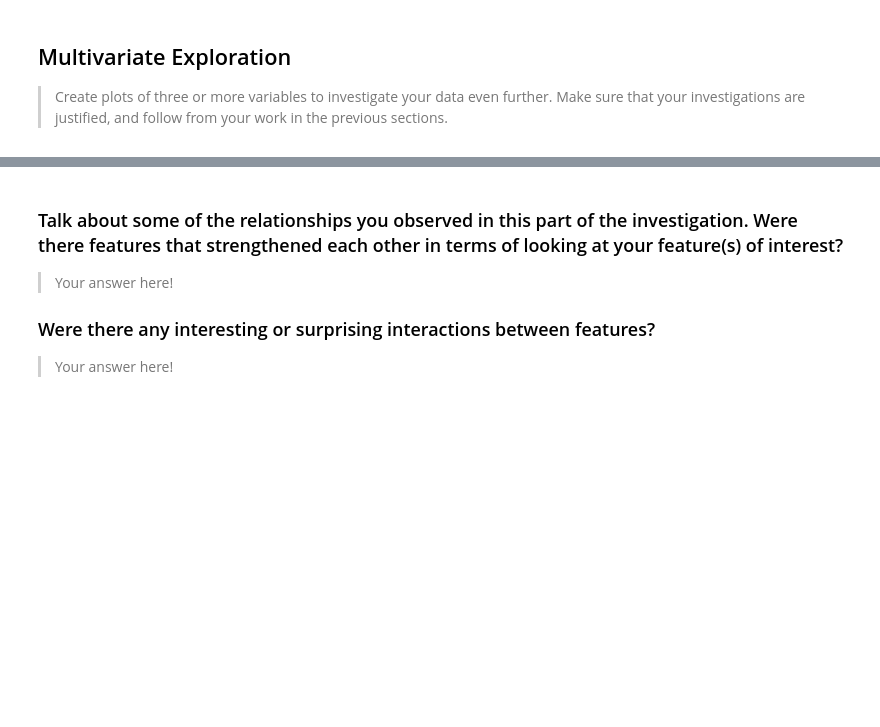
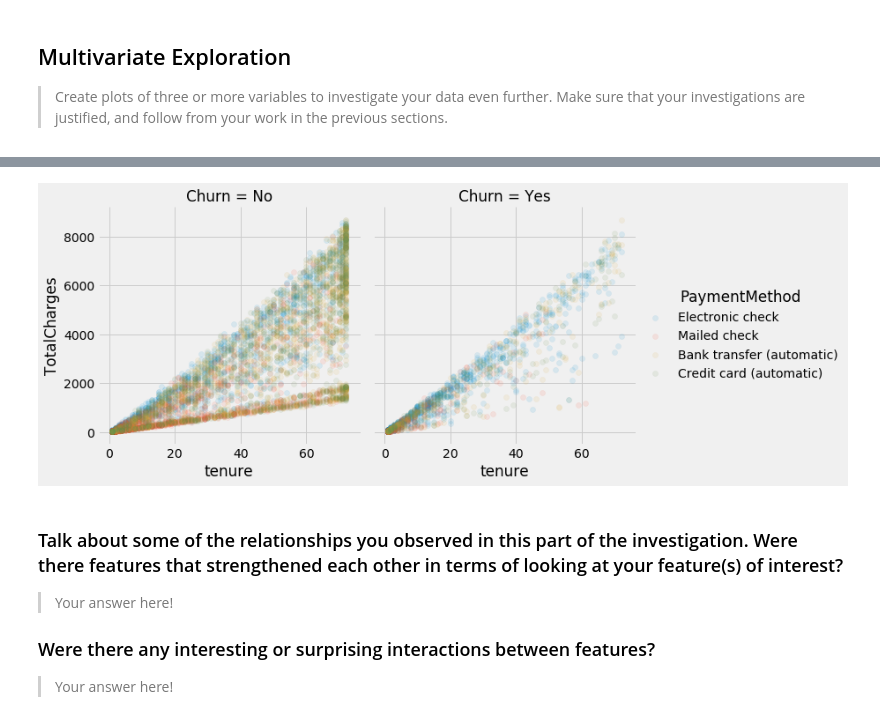
Before and after one commit to ashannon828/communicating_data_findings, a Jupyter notebook: exploration_template.ipynb, the cells around one changed output, grey strips where cells are left out. Cells and saved outputs as stored; diff of their text form; code cells hidden in the pictures; blank space fills up the shorter version.

```diff
--- a/exploration_template.ipynb
+++ b/exploration_template.ipynb
@@ -426,7 +460,9 @@ your work in the previous sections.
 # %%
-g = sns.FacetGrid(data=df, col='Churn', hue='OnlineSecurity', height=5)
+g = sns.FacetGrid(data=df, col='Churn', hue='PaymentMethod', height=5)
 
-(g.map(plt.scatter, "tenure", "MonthlyCharges", alpha=1).add_legend());
+(g.map(plt.scatter, "tenure", "TotalCharges", alpha=0.1).add_legend());
+# %% [output]
+[figure, added]
 # %% [markdown]
 ### Talk about some of the relationships you observed in this part of the investigation. Were there features that strengthened each other in terms of looking at your feature(s) of interest?
 
```
Also changed, not shown: parts of 19 cells of this notebook.
